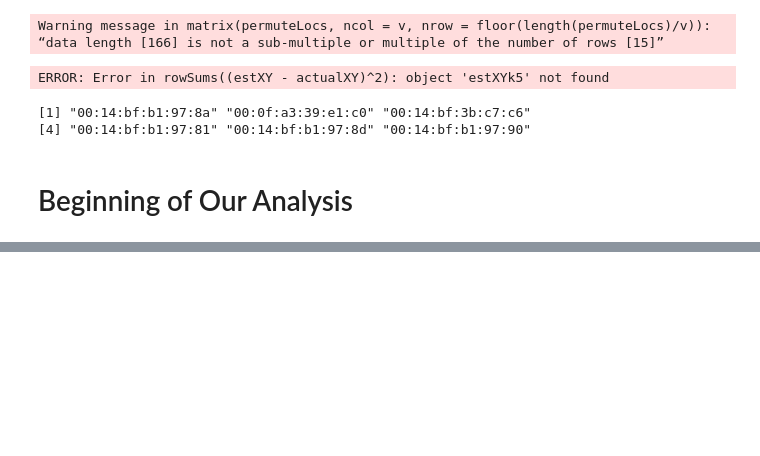
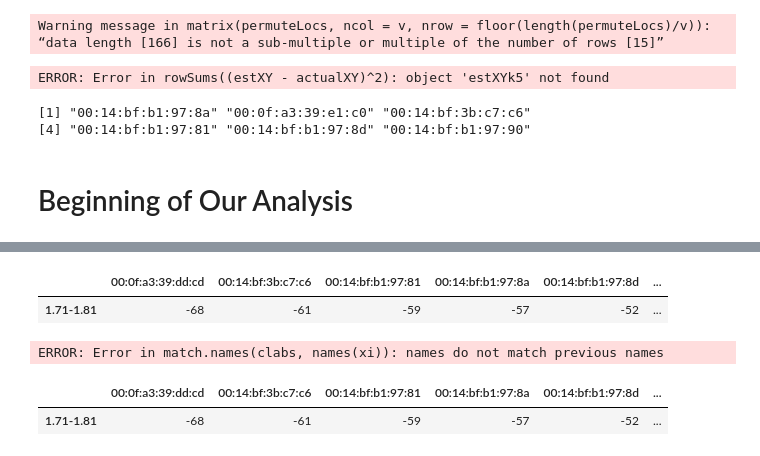
Before and after one commit to DrewLarsen2757/SMU_QTW, a Jupyter notebook: CASE_STUDY_2/Unit 2 Code.ipynb, the cells around one changed output, grey strips where cells are left out. Cells and saved outputs as stored; diff of their text form; code cells hidden in the pictures; blank space fills up the shorter version.

Commit message:
Pulling apart the code to diagnose CV error

```diff
--- a/CASE_STUDY_2/Unit 2 Code.ipynb
+++ b/CASE_STUDY_2/Unit 2 Code.ipynb
@@ -1121,0 +1170,39 @@ unique(offline$mac)
+# %%
+reshapeSS = function(data, varSignal = "signal",
+                     keepVars = c("posXY", "posX","posY"),
+                     sampleAngle = FALSE,
+                     refs = seq(0, 315, by = 45)) {
+  byLocation =
+    with(data, by(data, list(posXY),
+                  function(x) {
+                    if (sampleAngle) {
+                      x = x[x$angle == sample(refs, size = 1), ]}
+                    ans = x[1, keepVars]
+                    avgSS = tapply(x[ , varSignal ], x$mac, mean)
+                    y = matrix(avgSS, nrow = 1, ncol = 6,
+                               dimnames = list(ans$posXY,
+                                               names(avgSS)))
+                    cbind(ans, y)
+                  }))
+
+  newDataSS = do.call("rbind", byLocation)
+  return(newDataSS)
+}
+online = online[ online$mac != '00:0f:a3:39:e1:c0', ]
+online = online[online$angle == sample(refs, size = 1), ]
+ans = online[1, keepVars]
+varSignal = "signal"
+avgSS = tapply(online[ , varSignal ], online$mac, mean)
+y = matrix(avgSS, nrow = 1, ncol = 6,
+                               dimnames = list(ans$posXY,
+                                               names(avgSS)))
+# %%
+#online = readData('http://rdatasciencecases.org/Data/online.final.trace.txt')
+varSignal = "signal"
+y = matrix(avgSS, nrow = 1, ncol = 6,
+                               dimnames = list(ans$posXY,
+                                               names(avgSS)))
+y
+# %% [output]
+|  | 00:0f:a3:39:dd:cd | 00:14:bf:3b:c7:c6 | 00:14:bf:b1:97:81 | 00:14:bf:b1:97:8a | 00:14:bf:b1:97:8d | ... |
+| 1.71-1.81 | -68 | -61 | -59 | -57 | -52 | ... |
@@ -1121,0 +1220,23 @@ unique(offline$mac)
+# %%
+sampleAngle = TRUE
+byLocation =
+    with(online, by(online, list(posXY),
+                  function(x) {
+                    if (sampleAngle) {
+                      x = x[x$angle == sample(refs, size = 1),]}
+                    ans = x[1, keepVars]
+                    avgSS = tapply(x[ , varSignal ], x$mac, mean)
+                    y = matrix(avgSS, nrow = 1, ncol = 6,
+                               dimnames = list(ans$posXY,
+                                               names(avgSS)))
+                    cbind(ans, y)
+                  }))
+newDataSS = do.call("rbind", byLocation)
+newDataSS
+# %% [output]
+ERROR: Error in match.names(clabs, names(xi)): names do not match previous names
+# %%
+y
+# %% [output]
+|  | 00:0f:a3:39:dd:cd | 00:14:bf:3b:c7:c6 | 00:14:bf:b1:97:81 | 00:14:bf:b1:97:8a | 00:14:bf:b1:97:8d | ... |
+| 1.71-1.81 | -68 | -61 | -59 | -57 | -52 | ... |
```
Also changed, not shown: parts of 10 cells of this notebook.
